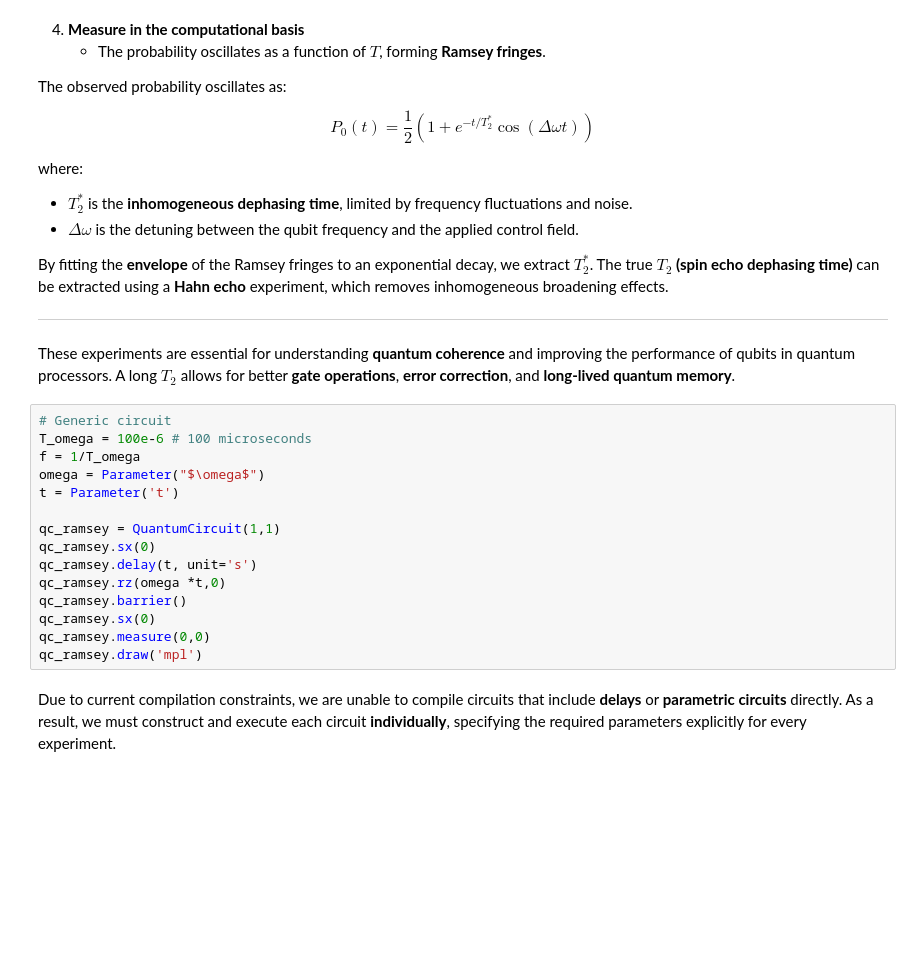
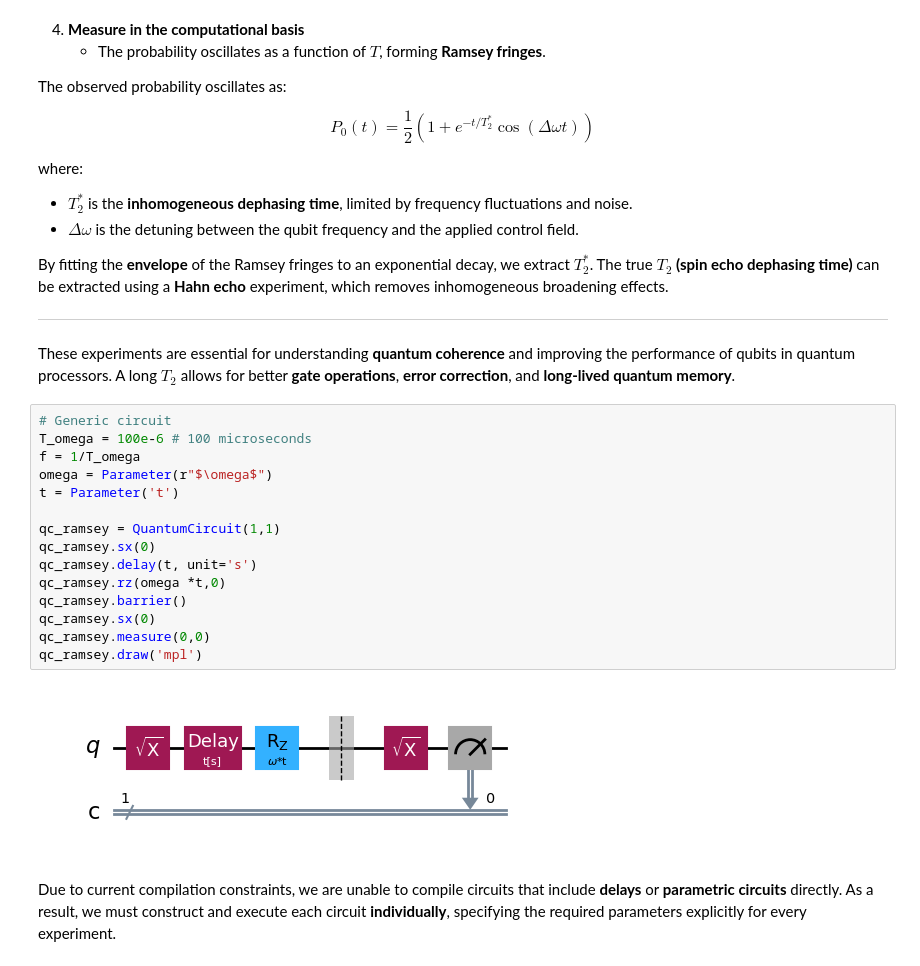
Before and after one commit to tanguyyyy/quantum_computing_psl_week, a Jupyter notebook: Lecture 5/01_T1_T2.ipynb, the cells around one changed output. Saved outputs shown, nothing was run; the diff lists cells and outputs as text; blank space fills up the shorter version.

```diff
--- a/Lecture 5/01_T1_T2.ipynb
+++ b/Lecture 5/01_T1_T2.ipynb
@@ -261,18 +288,20 @@ These experiments are essential for understanding **quantum coherence** and impr
 # %%
 # Generic circuit
 T_omega = 100e-6 # 100 microseconds
 f = 1/T_omega
-omega = Parameter("$\omega$")
+omega = Parameter(r"$\omega$")
 t = Parameter('t')
 
 qc_ramsey = QuantumCircuit(1,1)
 qc_ramsey.sx(0)
 qc_ramsey.delay(t, unit='s')
 qc_ramsey.rz(omega *t,0)
 qc_ramsey.barrier()
 qc_ramsey.sx(0)
 qc_ramsey.measure(0,0)
 qc_ramsey.draw('mpl')
+# %% [output]
+[figure, added]
 # %% [markdown]
 Due to current compilation constraints, we are unable to compile circuits that include **delays** or **parametric circuits** directly. As a result, we must construct and execute each circuit **individually**, specifying the required parameters explicitly for every experiment.
 # %%
```
Also changed, not shown: parts of 22 cells of this notebook.
